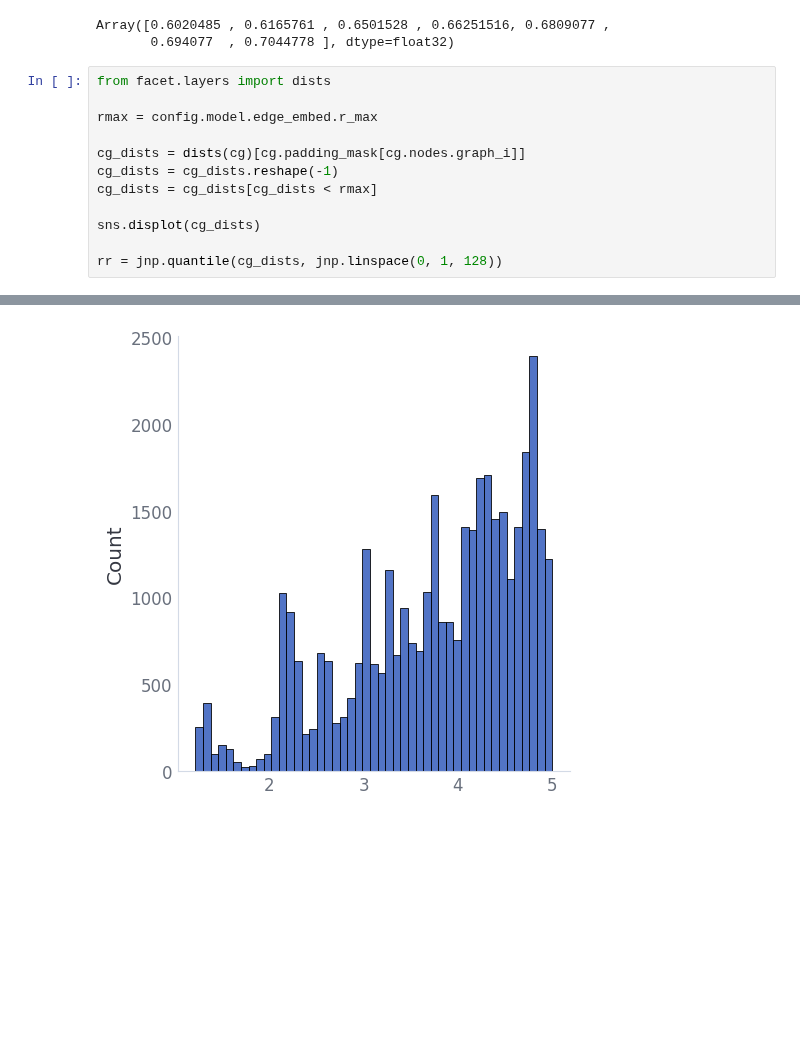
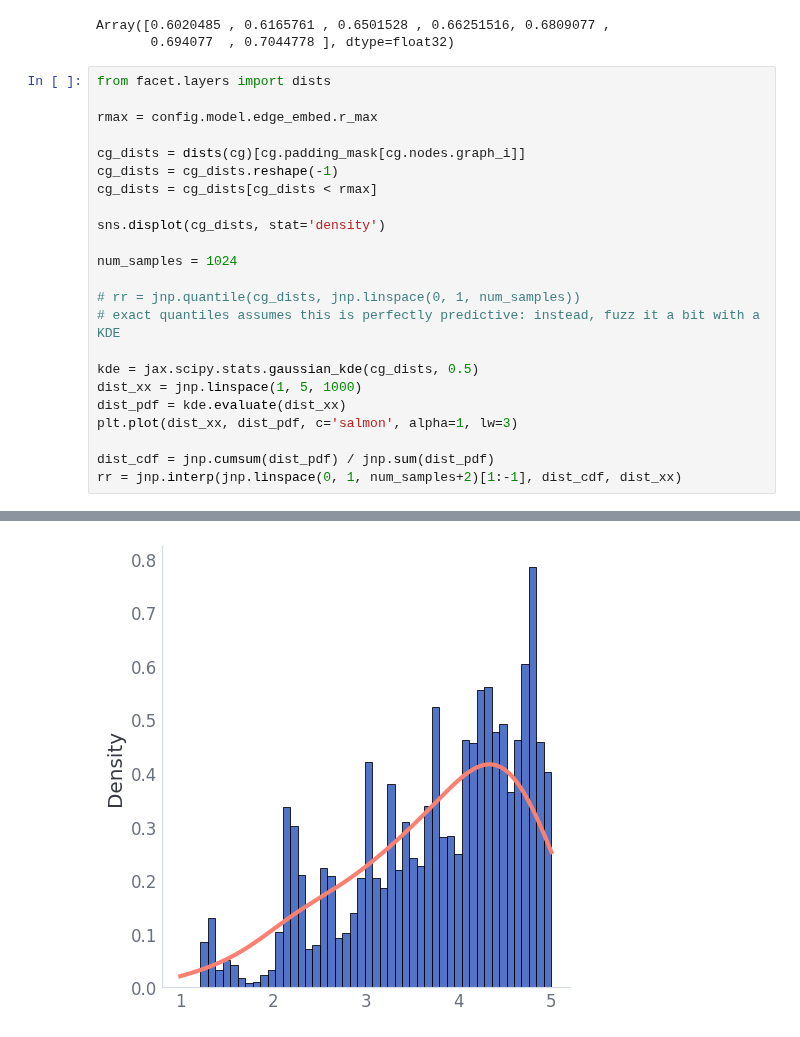
Before and after one commit to nicholas-miklaucic/facet, a Jupyter notebook: notebooks/sevennet-trimmed.ipynb, the cells around one changed output, grey strips where cells are left out. Saved outputs shown, nothing was run; the diff lists cells and outputs as text; blank space fills up the shorter version.

```diff
--- a/notebooks/sevennet-trimmed.ipynb
+++ b/notebooks/sevennet-trimmed.ipynb
@@ -100,18 +102,29 @@ Array([0.6020485 , 0.6165761 , 0.6501528 , 0.66251516, 0.6809077 ,
 # %%
 from facet.layers import dists
 
 rmax = config.model.edge_embed.r_max
 
 cg_dists = dists(cg)[cg.padding_mask[cg.nodes.graph_i]]
 cg_dists = cg_dists.reshape(-1)
 cg_dists = cg_dists[cg_dists < rmax]
 
-sns.displot(cg_dists)
+sns.displot(cg_dists, stat='density')
 
-rr = jnp.quantile(cg_dists, jnp.linspace(0, 1, 128))
+num_samples = 1024
+
+# rr = jnp.quantile(cg_dists, jnp.linspace(0, 1, num_samples))
+# exact quantiles assumes this is perfectly predictive: instead, fuzz it a bit with a KDE
+
+kde = jax.scipy.stats.gaussian_kde(cg_dists, 0.5)
+dist_xx = jnp.linspace(1, 5, 1000)
+dist_pdf = kde.evaluate(dist_xx)
+plt.plot(dist_xx, dist_pdf, c='salmon', alpha=1, lw=3)
+
+dist_cdf = jnp.cumsum(dist_pdf) / jnp.sum(dist_pdf)
+rr = jnp.interp(jnp.linspace(0, 1, num_samples+2)[1:-1], dist_cdf, dist_xx)
 # %% [output]
 [interactive output not drawn]
-[figure, old version]
+[figure, new version]
 # %%
 from facet.mace.edge_embedding import BesselBasis, SincBasis
 
```
Also changed, not shown: parts of 10 cells of this notebook, 13 other files.
